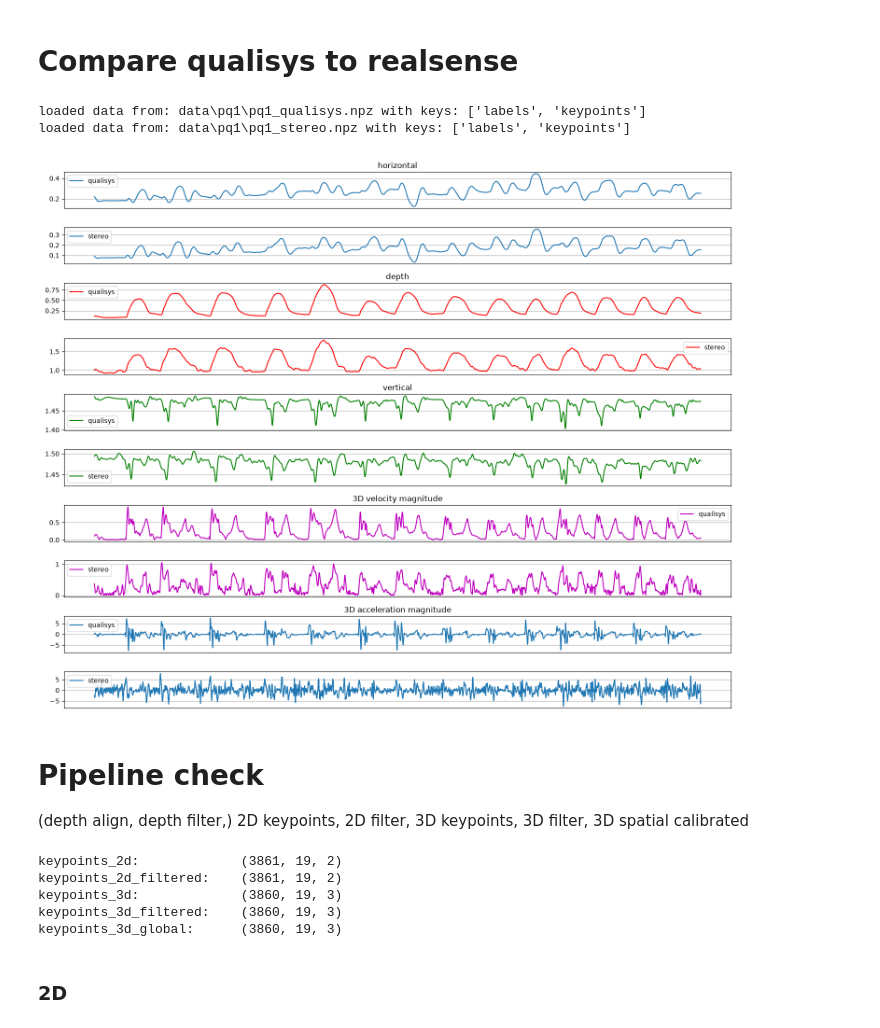
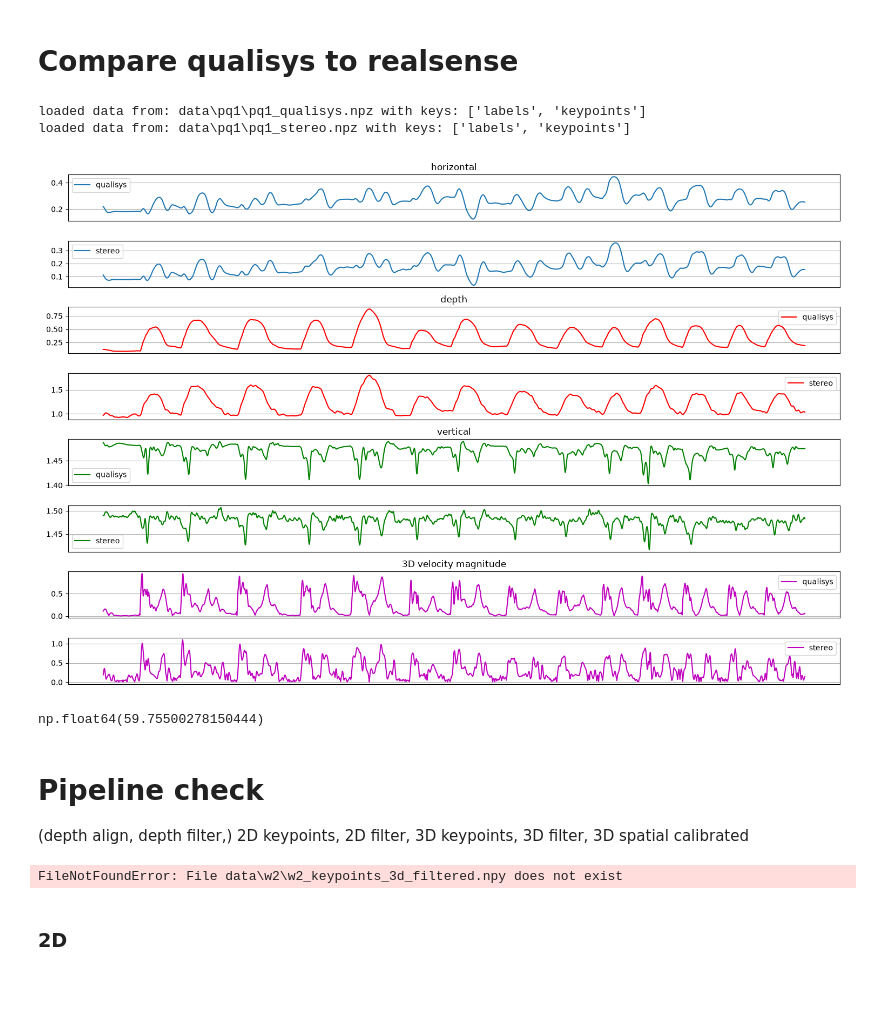
Before and after one commit to MateUnger/Realsense, a Jupyter notebook: test.ipynb, the cells around one changed output. Cells and saved outputs as stored; diff of their text form; code cells hidden in the pictures; blank space fills up the shorter version.

```diff
--- a/test.ipynb
+++ b/test.ipynb
@@ -891,7 +891,7 @@ import os
 import json
 import matplotlib.pyplot as plt
 %matplotlib ipympl
-from util import load_keypoints_and_labels, get_velocity_and_acceleration, filter_keypoints_median_butter, resample_keypoints
+from util import load_keypoints_and_labels, get_velocity_and_acceleration, filter_keypoints_stereo, get_frame_times, resample_keypoints_to_rate
 recording_name = 'pq1'
 
 filename_qualisys_keypoints = os.path.join('data',recording_name,recording_name+'_qualisys.npz')
@@ -900,54 +900,62 @@ qualisys_keypoints, qualisys_labels = load_keypoints_and_labels(filename=filenam
 filename_stereo_keypoints = os.path.join('data',recording_name,recording_name+'_stereo.npz')
 stereo_keypoints, stereo_labels = load_keypoints_and_labels(filename=filename_stereo_keypoints)
 
+filename_timestamps = os.path.join('data', recording_name, recording_name + '_timestamps.bin')
 filename_metadata = os.path.join('data', recording_name, recording_name+'_metadata.json')
 with open(filename_metadata) as f:
     metadata = json.load(f)
 
 KPT_NAME = 'mid_shoulder'
 
-stereo_keypoints = filter_keypoints_median_butter(keypoints=stereo_keypoints, sampling_rate=metadata['fps'], cutoff=3, order=2, gap_size=0.25, median_window=0.01)
-stereo_keypoints = resample_keypoints(stereo_keypoints, 60, 100)
 
-stereo_cut= 430
+frames, times, fps = get_frame_times(filename_timestamps, n_frames=len(stereo_keypoints))
+stereo_keypoints = filter_keypoints_stereo(stereo_keypoints[frames], sampling_rate=fps, cutoffs=(3, 3, 5))
+stereo_keypoints, _ = resample_keypoints_to_rate(stereo_keypoints, times, 100)
+
+
+# stereo_keypoints = filter_keypoints_median_butter(keypoints=stereo_keypoints, sampling_rate=metadata['fps'], cutoff=3, order=2, gap_size=0.25, median_window=0.01)
+# stereo_keypoints = filter_keypoints_stereo(stereo_keypoints, sampling_rate=59.775, cutoffs=(3, 3, 5))
+# stereo_keypoints = resample_keypoints(stereo_keypoints, 59.775, 100)
+
+stereo_cut= 390
 qualisys_cut = 6050
 
 stereo_velocity_3d, stereo_acceleration_3d = get_velocity_and_acceleration(keypoint=stereo_keypoints[stereo_cut:, stereo_labels.index(KPT_NAME),:],fps=100)
 qualisys_velocity_3d, qualisys_acceleration_3d = get_velocity_and_acceleration(keypoint=qualisys_keypoints[:qualisys_cut,qualisys_labels.index(KPT_NAME),:], fps=100)
 
 
 plt.close('all')
-fig, axs = plt.subplots(10,1, figsize=(15,12))
+fig, axs = plt.subplots(8,1, figsize=(15,10))
 
 axs[0].set_title('horizontal')
 axs[0].plot(qualisys_keypoints[:qualisys_cut, qualisys_labels.index(KPT_NAME),1], label='qualisys')
 axs[1].plot(stereo_keypoints[stereo_cut:,stereo_labels.index(KPT_NAME),0], label='stereo')
 
 axs[2].set_title('depth')
 axs[2].plot(qualisys_keypoints[:qualisys_cut, qualisys_labels.index(KPT_NAME),0], label='qualisys',color='r')
 axs[3].plot(stereo_keypoints[stereo_cut:,stereo_labels.index(KPT_NAME),1],label='stereo', color = 'r')
 
 axs[4].set_title('vertical')
 axs[4].plot(qualisys_keypoints[:qualisys_cut, qualisys_labels.index(KPT_NAME),2], label='qualisys',color='g')
 axs[5].plot(-stereo_keypoints[stereo_cut:,stereo_labels.index(KPT_NAME),2],label='stereo', color='g')
 
 axs[6].set_title('3D velocity magnitude')
 axs[6].plot(qualisys_velocity_3d, label='qualisys', color='m')
 axs[7].plot(stereo_velocity_3d, label='stereo', color='m')
 
-axs[8].set_title('3D acceleration magnitude')
-axs[8].plot(qualisys_acceleration_3d, label='qualisys')
-axs[9].plot(stereo_acceleration_3d, label='stereo')
-
 for ax in axs:
     ax.grid()
     ax.legend()
     ax.set_xticks([])
 plt.tight_layout()
 # %% [output]
 loaded data from: data\pq1\pq1_qualisys.npz with keys: ['labels', 'keypoints']
 loaded data from: data\pq1\pq1_stereo.npz with keys: ['labels', 'keypoints']
-[figure, old version]
+[figure, new version]
+# %%
+fps
+# %% [output]
+np.float64(59.75500278150444)
 # %% [markdown]
 # Pipeline check
 (depth align, depth filter,) 2D keypoints, 2D filter, 3D keypoints, 3D filter, 3D spatial calibrated
@@ -962,7 +970,7 @@ import pyrealsense2 as rs
 import matplotlib.pyplot as plt
 %matplotlib ipympl
 
-recording_name = "pq1"
+recording_name = "w2"
 filename_metadata = os.path.join("data", recording_name, recording_name + "_metadata.json")
 filename_color_video = os.path.join('data', recording_name, recording_name+'_color.mp4')
 filename_depth_video = os.path.join('data', recording_name, recording_name+'_depth.mkv')
@@ -989,6 +997,7 @@ for filename in [
     if not os.path.exists(filename):
         raise FileNotFoundError(f"File {filename} does not exist")
 
+
 with open(filename_metadata) as f:
     metadata = json.load(f)
 
@@ -1006,11 +1015,7 @@ print(f"{'keypoints_3d:':<25} {keypoints_3d.shape}")
 print(f"{'keypoints_3d_filtered:':<25} {keypoints_3d_filtered.shape}")
 print(f"{'keypoints_3d_global:':<25} {keypoints_3d_global.shape}")
 # %% [output]
-keypoints_2d:             (3861, 19, 2)
-keypoints_2d_filtered:    (3861, 19, 2)
-keypoints_3d:             (3860, 19, 3)
-keypoints_3d_filtered:    (3860, 19, 3)
-keypoints_3d_global:      (3860, 19, 3)
+FileNotFoundError: File data\w2\w2_keypoints_3d_filtered.npy does not exist
 # %% [markdown]
 ### 2D
 # %%
```
Also changed, not shown: parts of 3 cells of this notebook, 2 other files.
